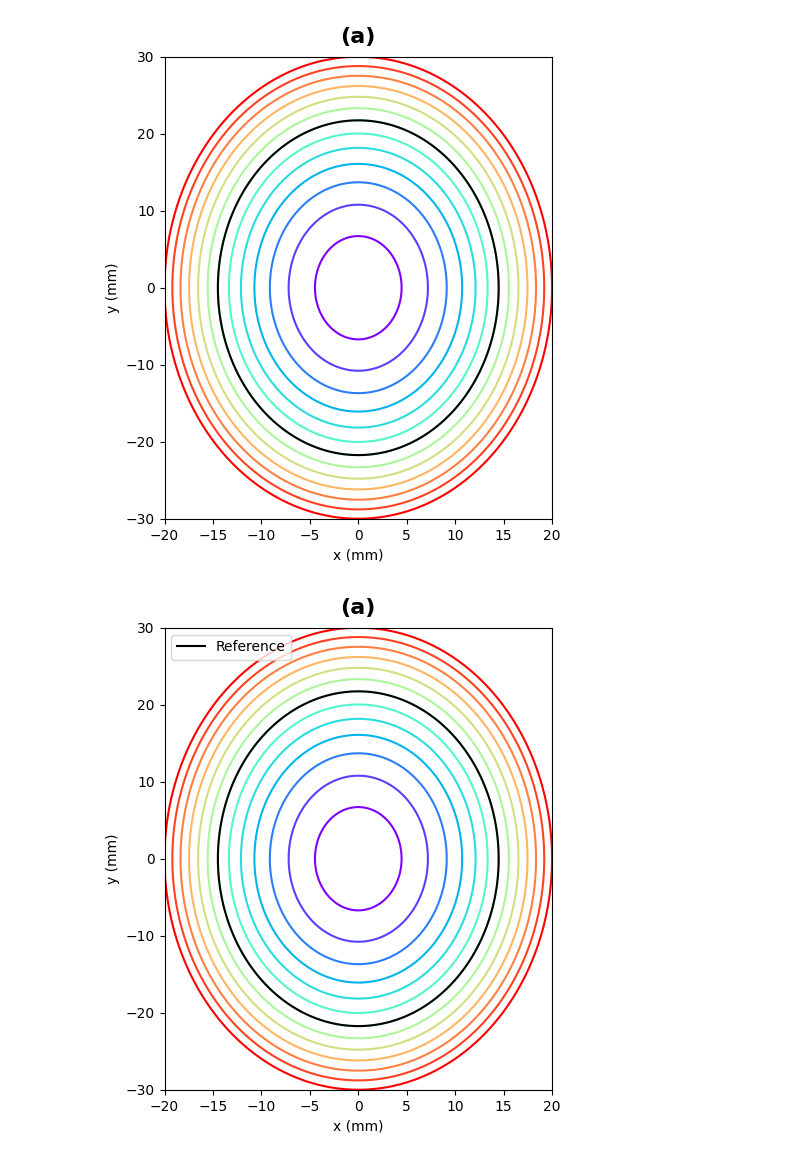
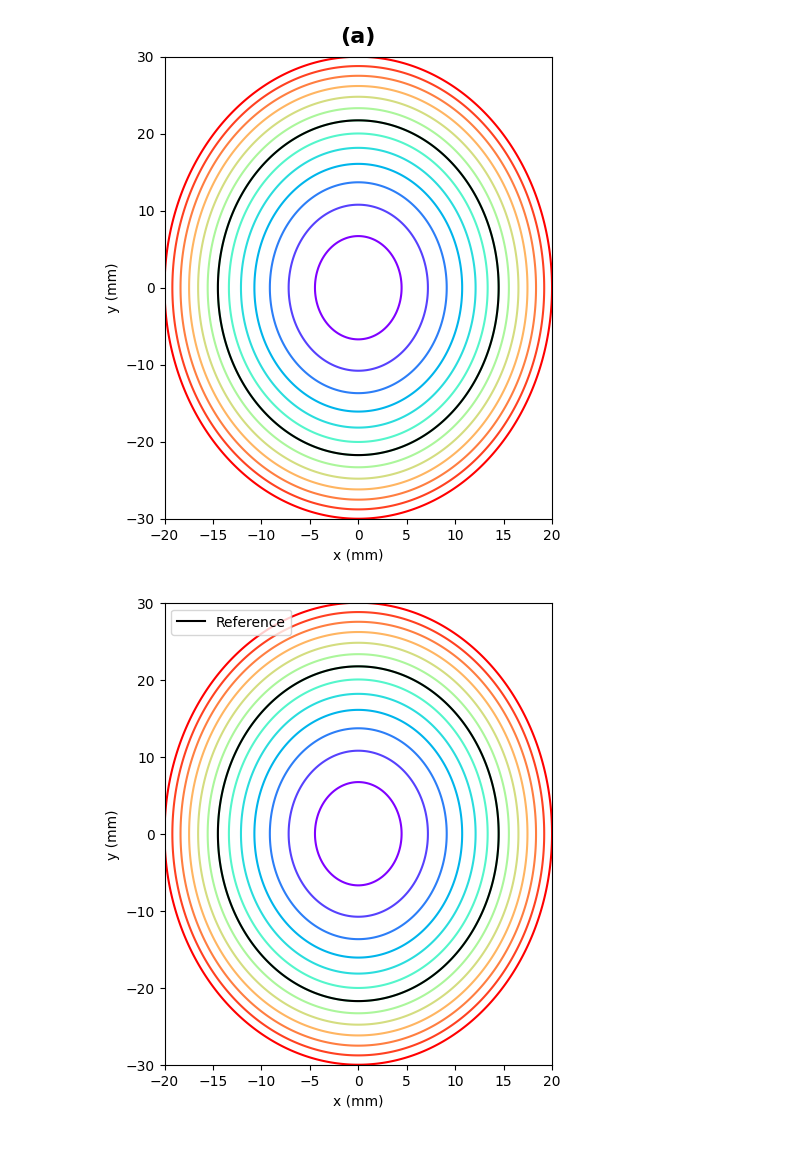
Before and after one commit to bharade/shm_ogw3, a Jupyter notebook: creating-figures.ipynb, the cells around one changed output. Drawn from its saved outputs; the diff is of its cells as text; code cells hidden in the pictures.

```diff
--- a/creating-figures.ipynb
+++ b/creating-figures.ipynb
@@ -483,32 +483,32 @@ a, b = 20, 30  # Semi-axes of the largest ellipse
 x = np.linspace(-a, a, 200)  # X range from -20 to 20
 y = np.linspace(-b, b, 200)  # Y range from -30 to 30
 X, Y = np.meshgrid(x, y)
 
 # Define elliptical contours
 Z = (X / a)**2 + (Y / b)**2  # Ellipse equation
 
 # Define 13 levels for ellipses
 levels = np.linspace(0.05, 1, 13)
 
 # Create the figure
 fig, ax = plt.subplots(figsize=(5, 6))
 
 # Contour plot with rainbow colormap
 contours = ax.contour(X, Y, Z, levels=levels, cmap="rainbow")
 
 # Highlight the 7th ellipse in black as reference
 ax.contour(X, Y, Z, levels=[levels[6]], colors='black', linewidths=1.5)
 
 # Labels and title
 ax.set_xlabel("x (mm)")
 ax.set_ylabel("y (mm)")
-ax.set_title("(a)", fontsize=16, fontweight='bold', pad=10)
+# ax.set_title("(a)", fontsize=16, fontweight='bold', pad=10)
 
 # Add legend for reference ellipse
 legend_elements = [Line2D([0], [0], color='black', lw=1.5, label="Reference")]
 ax.legend(handles=legend_elements, loc="upper left", fontsize=10, frameon=True)
 
 # Show plot
 plt.show()
 # %% [output]
-[figure, old version]
+[figure, new version]
```
